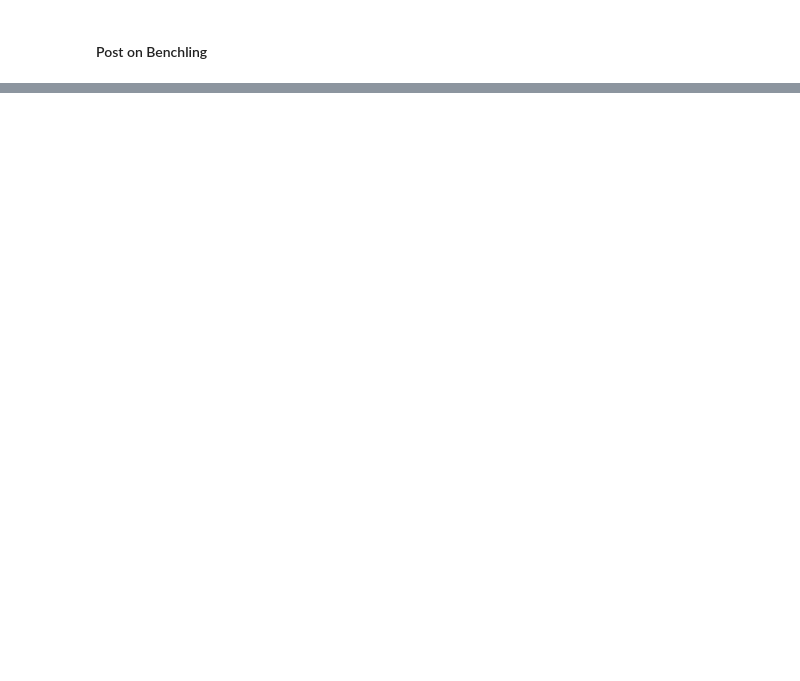
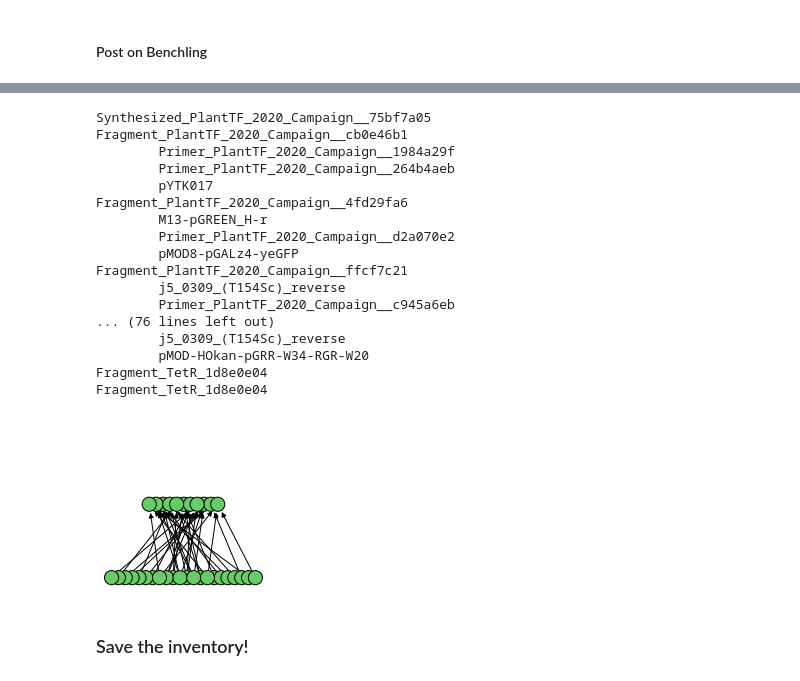
Before and after one commit to jvrana/aqbuildtools, a Jupyter notebook: examples/SubmitDASi.ipynb, the cells around one changed output, grey strips where cells are left out. Drawn from its saved outputs; the diff is of its cells as text; code cells hidden in the pictures; blank space fills up the shorter version.

```diff
--- a/examples/SubmitDASi.ipynb
+++ b/examples/SubmitDASi.ipynb
@@ -24,5 +29,6 @@ sessions
 #### Post on Benchling
 # %%
 benchling = sessions['default']['benchling']
-
+registry = sessions['default']['registry']
+session = sessions['default']['aquarium']
 folder = benchling.Folder.find_by_name("2020Campaign")
@@ -53,2 +47,0 @@ for record in records:
-# %%
-sessions['default']['registry'].session.using_cache = True
@@ -120,12 +112,11 @@ biopython.make_linear(fragments)
 biopython.make_linear(primers)
 biopython.make_linear(plasmids)
 
-span_cost = dasi.cost.cached_span_cost()
-design = LibraryDesign(span_cost=span_cost)
+design = LibraryDesign()
 design.FAVOR_SHARED_SEQUENCES = 10.0
 design.add_materials(
     primers=primers, fragments=fragments, templates=plasmids, queries=records
 )
 design.logger.set_level("DEBUG")
-design.run(n_paths=1)
+design.run(n_paths=1, n_jobs=6)
 # %% [output]
@@ -143,0 +295,7 @@ span_cost = dasi.cost.cached_span_cost()
+# %%
+session = sessions['default']['aquarium']
+
+recycler = SampleRecycler(session)
+
+for s in recycler.trash:
+    print(s.name)
@@ -143,0 +785,47 @@ span_cost = dasi.cost.cached_span_cost()
+# %%
+from pydent import Planner
+import networkx as nx
+%matplotlib inline
+
+g = nx.DiGraph()
+for qk, d in results['designs'].items():
+    if not len(d['assemblies']):
+        print("MISSING ASSEMBLY FOR {}".format(d.keys()))
+        continue
+    reaction_id = d['assemblies'][0]['final_assembly_reaction'][0]
+
+    assembly_reaction = results['reactions'][reaction_id]
+    in_samples = [results['molecules'][i]['__sample__'] for i in assembly_reaction['inputs']]
+    out_samples = [results['molecules'][i]['__sample__'] for i in assembly_reaction['outputs']]
+    print(out_samples[0].name)
+    for s in in_samples:
+        print('\t{}'.format(s.name))
+
+        g.add_edge(s.name, out_samples[0].name)
+
+plotter = GraphPlotter(g)
+plotter.topological_sort()
+
+plotter.draw_graph()
+plt.show()
+# %% [output]
+Synthesized_PlantTF_2020_Campaign__75bf7a05
+Fragment_PlantTF_2020_Campaign__cb0e46b1
+        Primer_PlantTF_2020_Campaign__1984a29f
+        Primer_PlantTF_2020_Campaign__264b4aeb
+        pYTK017
+Fragment_PlantTF_2020_Campaign__4fd29fa6
+        M13-pGREEN_H-r
+        Primer_PlantTF_2020_Campaign__d2a070e2
+        pMOD8-pGALz4-yeGFP
+Fragment_PlantTF_2020_Campaign__ffcf7c21
+        j5_0309_(T154Sc)_reverse
+        Primer_PlantTF_2020_Campaign__c945a6eb
+... (76 lines left out)
+        j5_0309_(T154Sc)_reverse
+        pMOD-HOkan-pGRR-W34-RGR-W20
+Fragment_TetR_1d8e0e04
+Fragment_TetR_1d8e0e04
+[figure, added]
+# %% [markdown]
+### Save the inventory!
```
Also changed, not shown: parts of 40 cells of this notebook, 1 other file.
